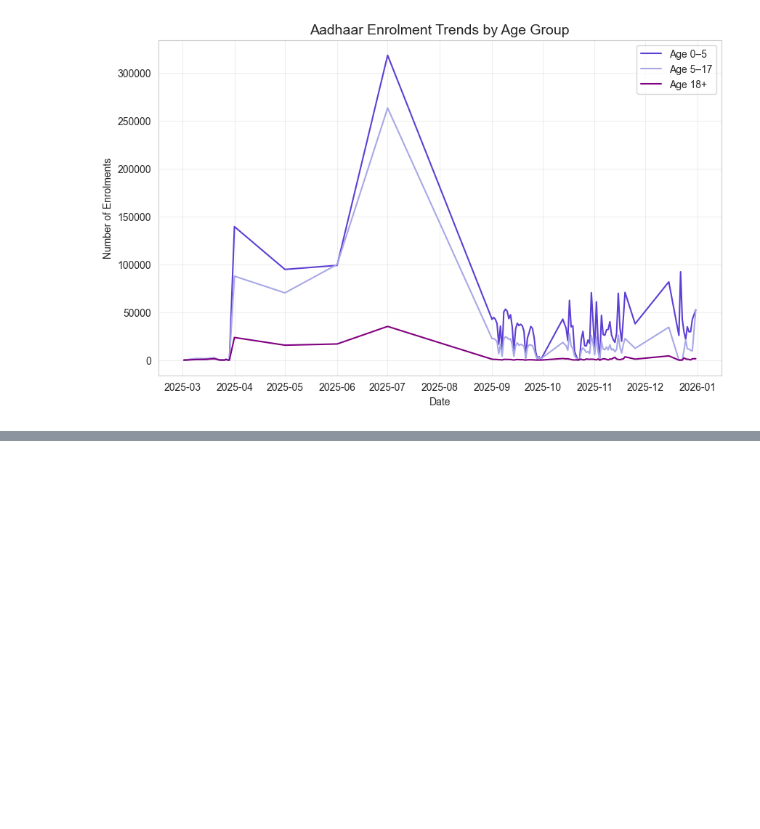
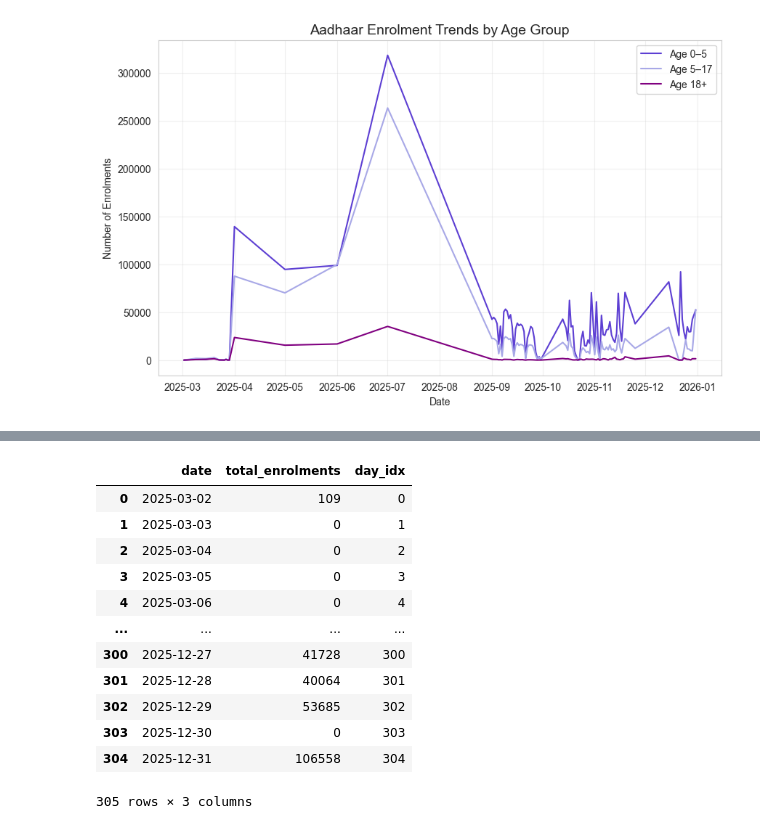
Before and after one commit to Mahii0107/aadhaar-analysis, a Jupyter notebook: aadhaar-analysis-main/enrollment.ipynb, the cells around one changed output, grey strips where cells are left out. Cells and saved outputs as stored; diff of their text form; code cells hidden in the pictures; blank space fills up the shorter version.

```diff
--- a/aadhaar-analysis-main/enrollment.ipynb
+++ b/aadhaar-analysis-main/enrollment.ipynb
@@ -777,0 +797,5 @@ plt.show()
+# %%
+df['date'] = pd.to_datetime(df['date'])
+# %%
+daily = df.groupby('date')['total_enrolments'].sum().reset_index().sort_values('date')
+daily
@@ -777,0 +816,20 @@ plt.show()
+# %%
+daily = daily.set_index('date').asfreq('D', fill_value=0).reset_index()
+# %%
+daily['day_idx'] = range(len(daily))
+# %%
+daily
+# %% [output]
+|  | date | total_enrolments | day_idx |
+| 0 | 2025-03-02 | 109 | 0 |
+| 1 | 2025-03-03 | 0 | 1 |
+| 2 | 2025-03-04 | 0 | 2 |
+| 3 | 2025-03-05 | 0 | 3 |
+| 4 | 2025-03-06 | 0 | 4 |
+| ... | ... | ... | ... |
+| 300 | 2025-12-27 | 41728 | 300 |
+| 301 | 2025-12-28 | 40064 | 301 |
+| 302 | 2025-12-29 | 53685 | 302 |
+| 303 | 2025-12-30 | 0 | 303 |
+| 304 | 2025-12-31 | 106558 | 304 |
+305 rows × 3 columns
```
Also changed, not shown: parts of 23 cells of this notebook.
